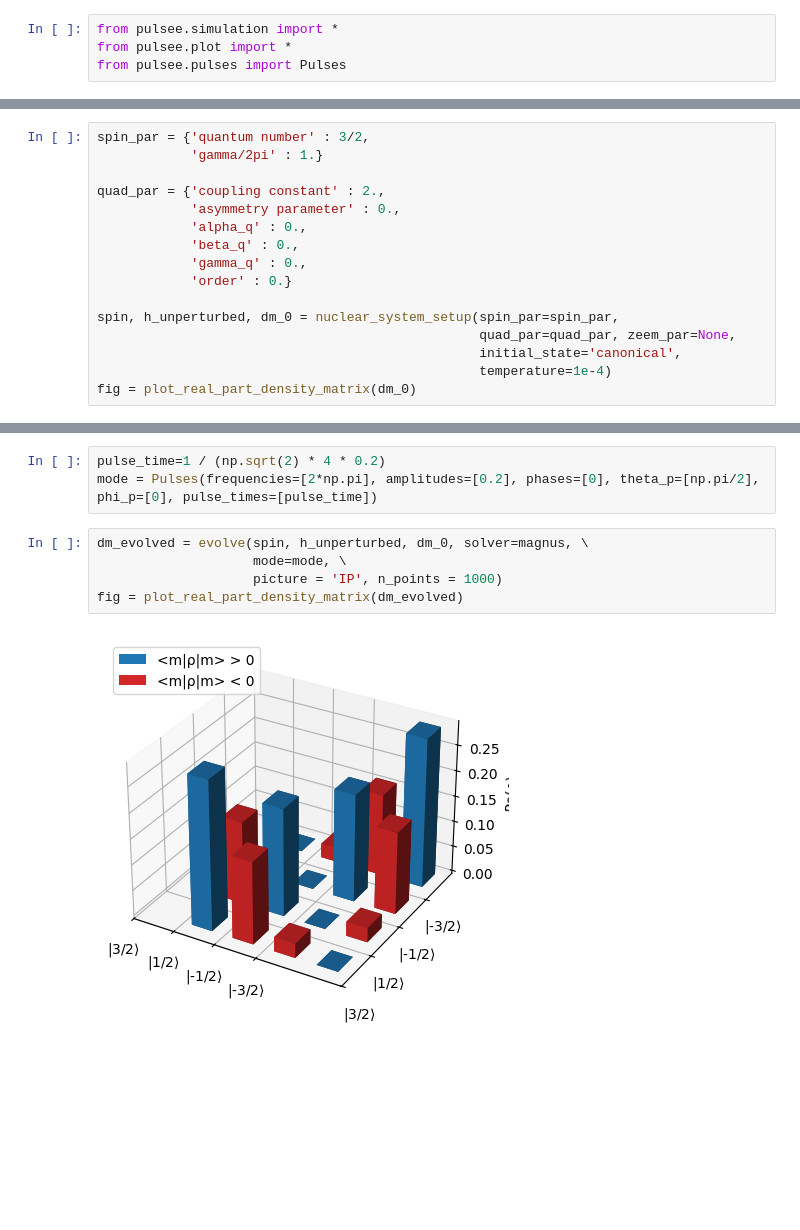
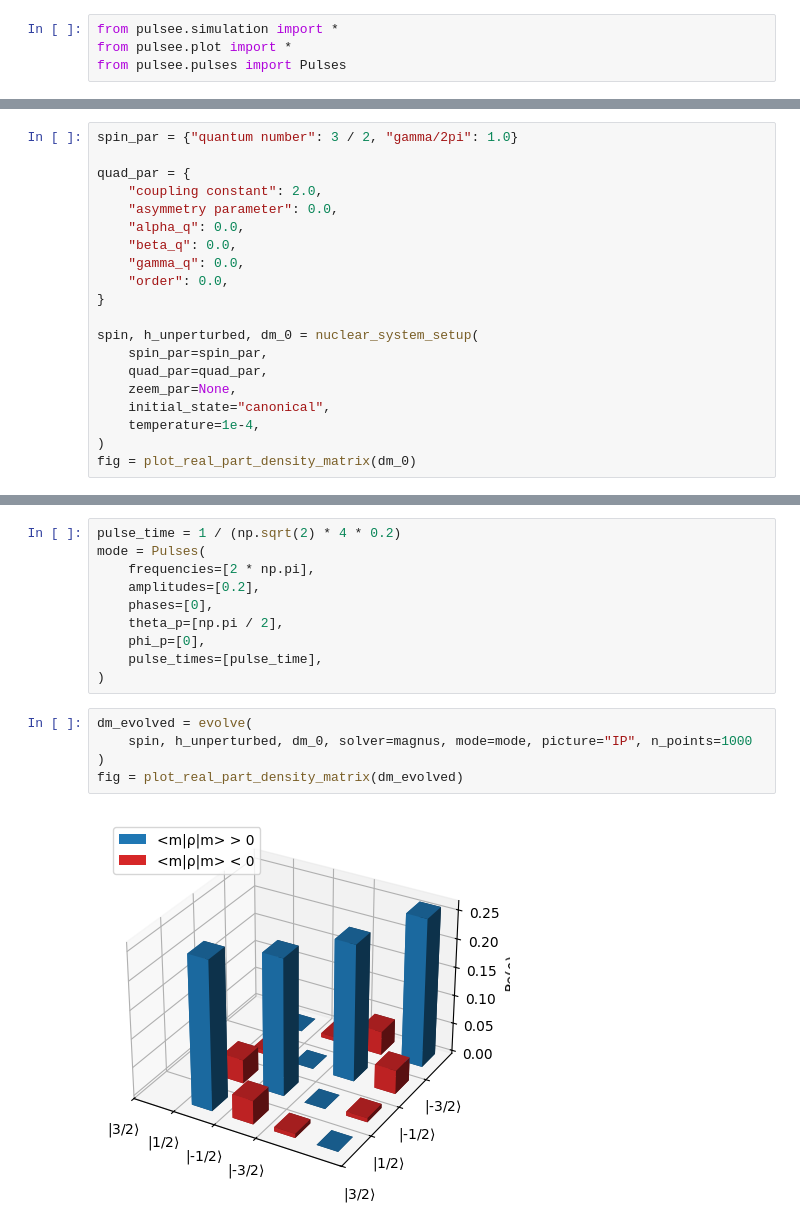
Before and after one commit to vemiBGH/PULSEE, a Jupyter notebook: demos/readme_demo.ipynb, the cells around one changed output, grey strips where cells are left out. Saved outputs shown, nothing was run; the diff lists cells and outputs as text; blank space fills up the shorter version.

```diff
--- a/demos/readme_demo.ipynb
+++ b/demos/readme_demo.ipynb
@@ -77,17 +91,21 @@ fig = plot_fourier_transform(f, ft, square_modulus=False, norm=False, xlim=(0.5,
 # %%
-spin_par = {'quantum number' : 3/2,
-            'gamma/2pi' : 1.}
+spin_par = {"quantum number": 3 / 2, "gamma/2pi": 1.0}
 
-quad_par = {'coupling constant' : 2.,
-            'asymmetry parameter' : 0.,
-            'alpha_q' : 0.,
-            'beta_q' : 0.,
-            'gamma_q' : 0.,
-            'order' : 0.}
+quad_par = {
+    "coupling constant": 2.0,
+    "asymmetry parameter": 0.0,
+    "alpha_q": 0.0,
+    "beta_q": 0.0,
+    "gamma_q": 0.0,
+    "order": 0.0,
+}
 
-spin, h_unperturbed, dm_0 = nuclear_system_setup(spin_par=spin_par,
-												 quad_par=quad_par, zeem_par=None,
-												 initial_state='canonical',
-												 temperature=1e-4)
+spin, h_unperturbed, dm_0 = nuclear_system_setup(
+    spin_par=spin_par,
+    quad_par=quad_par,
+    zeem_par=None,
+    initial_state="canonical",
+    temperature=1e-4,
+)
 fig = plot_real_part_density_matrix(dm_0)
 # %% [output]
@@ -95,13 +113,20 @@ fig = plot_real_part_density_matrix(dm_0)
 # %%
-pulse_time=1 / (np.sqrt(2) * 4 * 0.2)
-mode = Pulses(frequencies=[2*np.pi], amplitudes=[0.2], phases=[0], theta_p=[np.pi/2], phi_p=[0], pulse_times=[pulse_time])
+pulse_time = 1 / (np.sqrt(2) * 4 * 0.2)
+mode = Pulses(
+    frequencies=[2 * np.pi],
+    amplitudes=[0.2],
+    phases=[0],
+    theta_p=[np.pi / 2],
+    phi_p=[0],
+    pulse_times=[pulse_time],
+)
 # %%
-dm_evolved = evolve(spin, h_unperturbed, dm_0, solver=magnus, \
-                    mode=mode, \
-                    picture = 'IP', n_points = 1000)
+dm_evolved = evolve(
+    spin, h_unperturbed, dm_0, solver=magnus, mode=mode, picture="IP", n_points=1000
+)
 fig = plot_real_part_density_matrix(dm_evolved)
 # %% [output]
-[figure, old version]
+[figure, new version]
 # %%
 f, p = power_absorption_spectrum(spin, h_unperturbed, normalized=True)
 _ = plot_power_absorption_spectrum(f, p)
```
Also changed, not shown: parts of 13 cells of this notebook, 12 other files.
